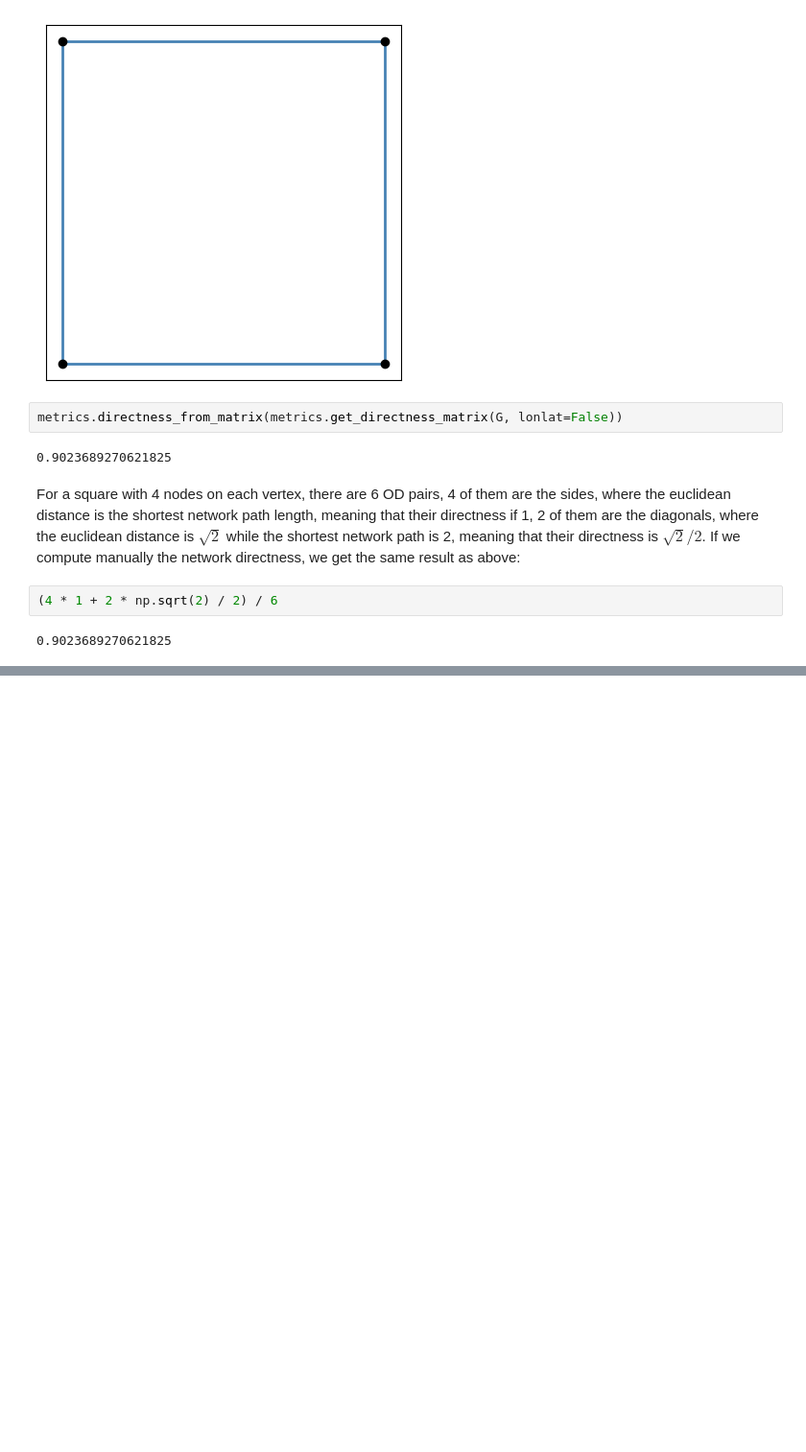
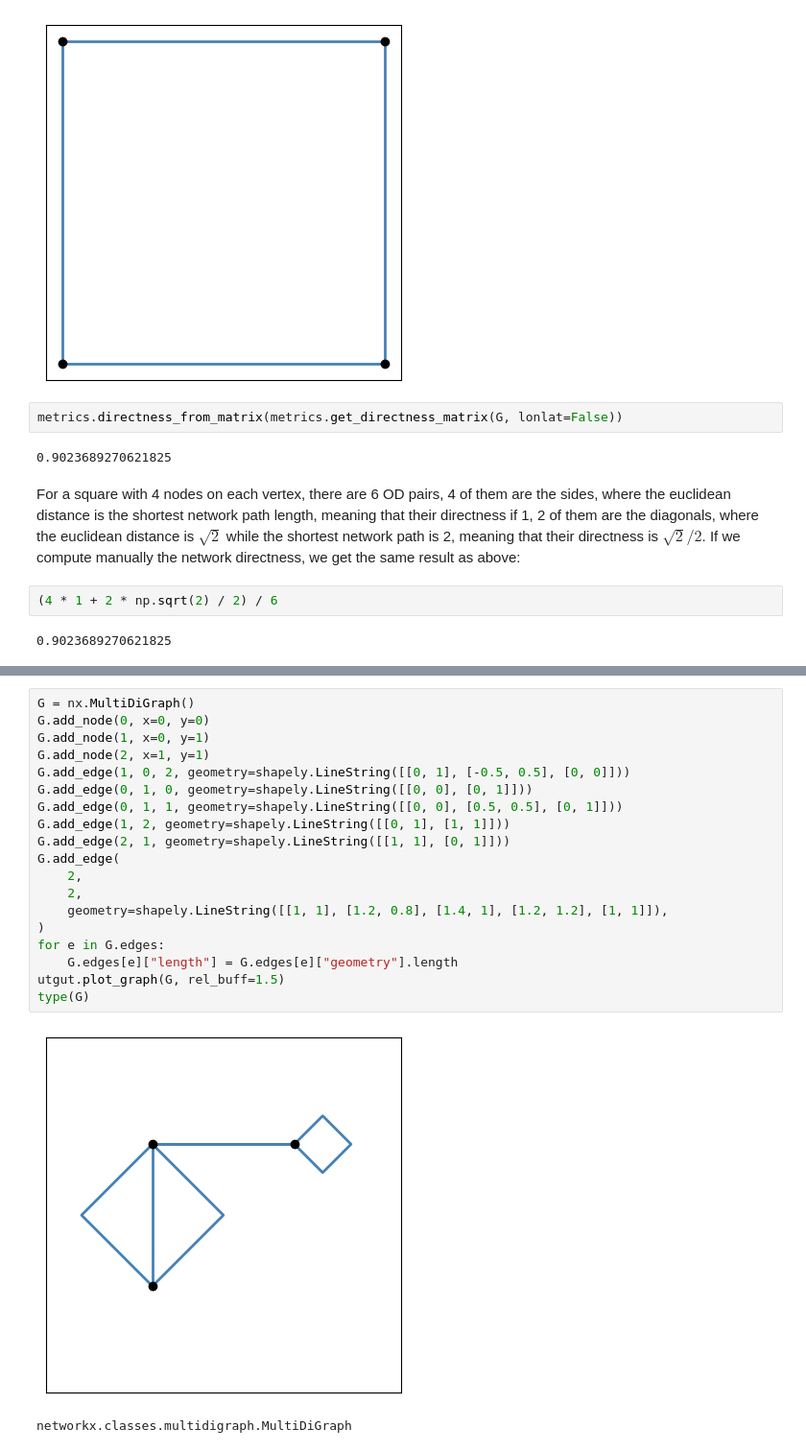
Before and after one commit to csebastiao/orderbike, a Jupyter notebook: notebooks/makeover.ipynb, the cells around one changed output, grey strips where cells are left out. Shown: that part at 96% size. Drawn from its saved outputs; the diff is of its cells as text; blank space fills up the shorter version.

```diff
--- a/notebooks/makeover.ipynb
+++ b/notebooks/makeover.ipynb
@@ -82,0 +130,22 @@ For a square with 4 nodes on each vertex, there are 6 OD pairs, 4 of them are th
+# %%
+G = nx.MultiDiGraph()
+G.add_node(0, x=0, y=0)
+G.add_node(1, x=0, y=1)
+G.add_node(2, x=1, y=1)
+G.add_edge(1, 0, 2, geometry=shapely.LineString([[0, 1], [-0.5, 0.5], [0, 0]]))
+G.add_edge(0, 1, 0, geometry=shapely.LineString([[0, 0], [0, 1]]))
+G.add_edge(0, 1, 1, geometry=shapely.LineString([[0, 0], [0.5, 0.5], [0, 1]]))
+G.add_edge(1, 2, geometry=shapely.LineString([[0, 1], [1, 1]]))
+G.add_edge(2, 1, geometry=shapely.LineString([[1, 1], [0, 1]]))
+G.add_edge(
+    2,
+    2,
+    geometry=shapely.LineString([[1, 1], [1.2, 0.8], [1.4, 1], [1.2, 1.2], [1, 1]]),
+)
+for e in G.edges:
+    G.edges[e]["length"] = G.edges[e]["geometry"].length
+utgut.plot_graph(G, rel_buff=1.5)
+type(G)
+# %% [output]
+[figure, added]
+networkx.classes.multidigraph.MultiDiGraph
```
Also changed, not shown: parts of 43 cells of this notebook, 5 other files.
